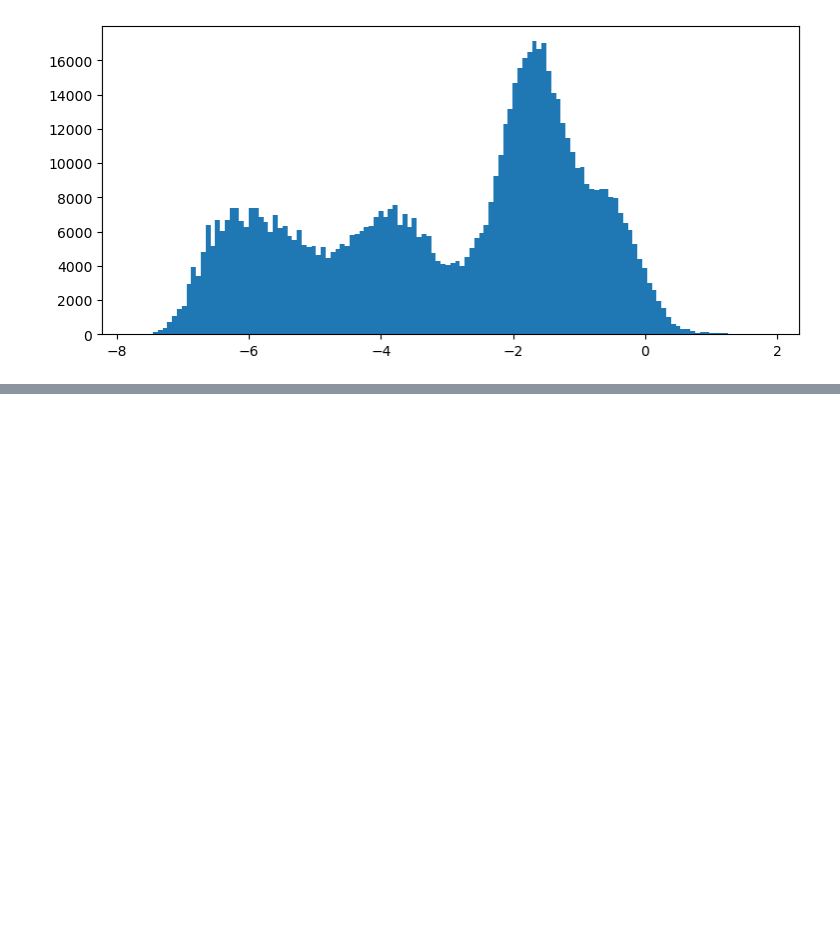
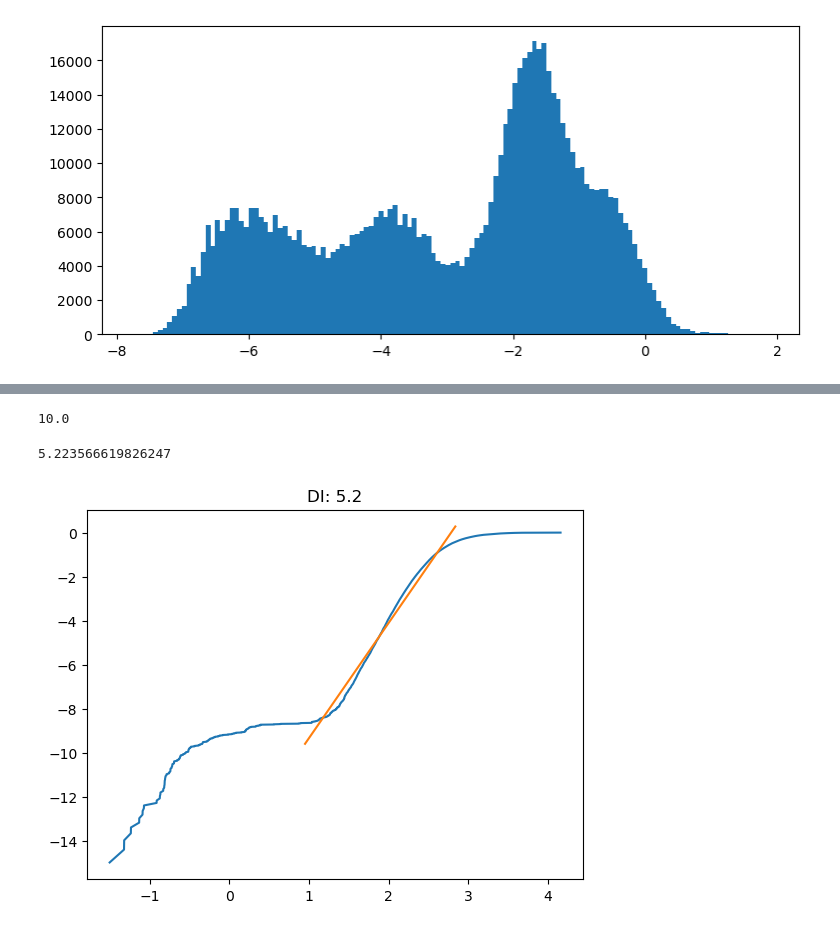
Before and after one commit to damidoriad/preditor-autoencoder, a Jupyter notebook: analise-DI-tempo.ipynb, the cells around one changed output, grey strips where cells are left out. Saved outputs shown, nothing was run; the diff lists cells and outputs as text; code cells hidden in the pictures; blank space fills up the shorter version.

```diff
--- a/analise-DI-tempo.ipynb
+++ b/analise-DI-tempo.ipynb
@@ -531,0 +567,17 @@ px.scatter(X)
+# %%
+nu = 0
+Na = 21000
+nd = 0
+na = 0
+X = np.array(Udata[nu][nd])[na, :, :3]/10
+aux = []
+for i in range(3):
+    aux.append(picotar(X[:,i], 30, 30))
+X = np.hstack(aux)
+scaler = StandardScaler()
+scaled_X = scaler.fit_transform(X)
+N = X.shape[0]
+k = X.shape[1]+1
+nbrs = NearestNeighbors(n_neighbors=k+1, algorithm='ball_tree').fit(scaled_X)
+distances, indices = nbrs.kneighbors(scaled_X)
+# Os vizinhos mais próximos são diferentes para os dados normlizados!
@@ -531,0 +622,5 @@ px.scatter(X)
+# %%
+danco = skdim.id.DANCo().fit(scaled_X)
+danco.dimension_
+# %% [output]
+10.0
@@ -531,0 +639,6 @@ px.scatter(X)
+# %%
+ex, ey = getCRNN(scaled_X, k)
+getDI(ex, ey, printFLag=True, resaFlag=True)
+# %% [output]
+5.223566619826247
+[figure, added]
```
Also changed, not shown: parts of 21 cells of this notebook.
